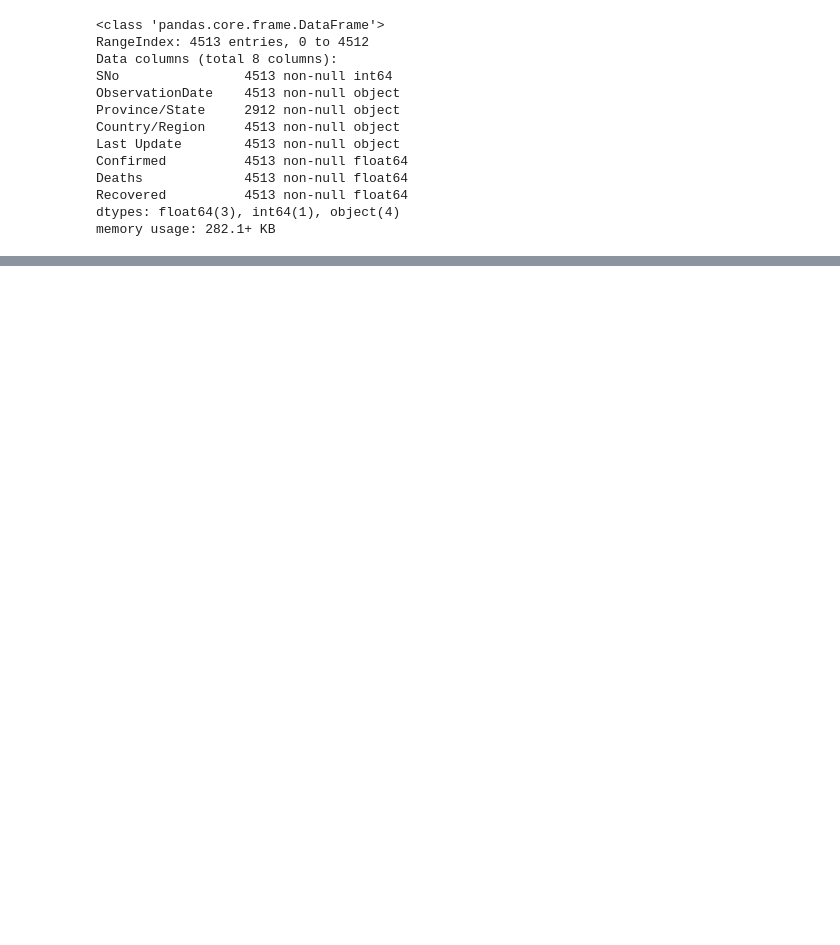
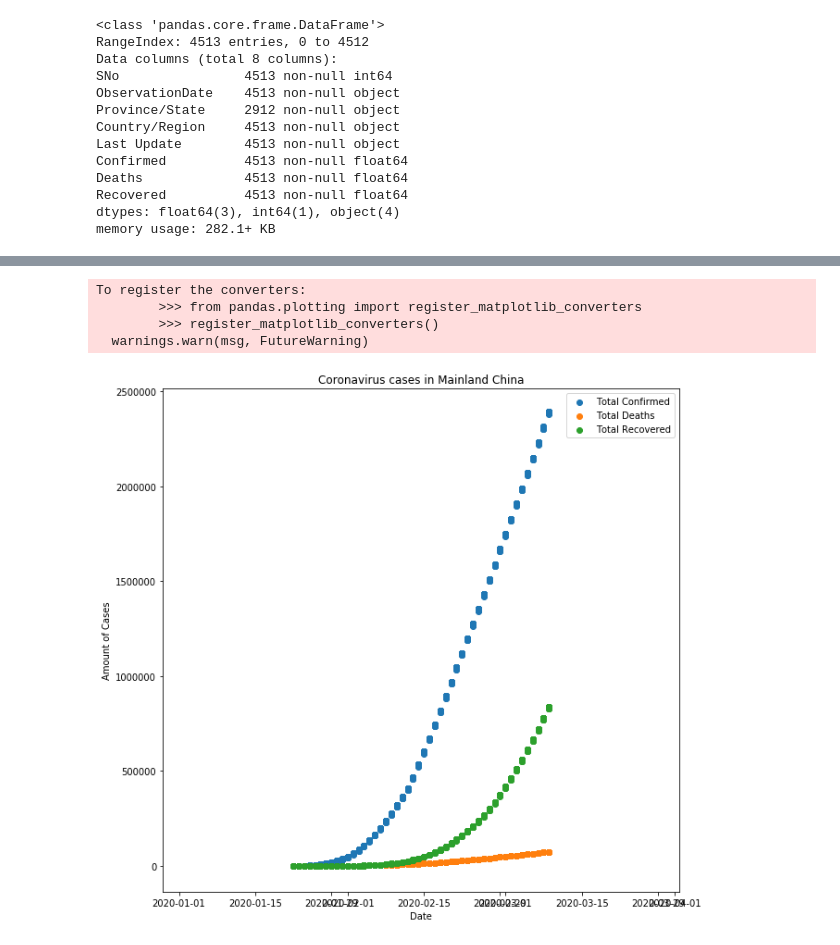
Before and after one commit to bhellner/COVID-19, a Jupyter notebook: Coronavirus_dataanalysis.ipynb, the cells around one changed output, grey strips where cells are left out. Drawn from its saved outputs; the diff is of its cells as text; code cells hidden in the pictures; blank space fills up the shorter version.

```diff
--- a/Coronavirus_dataanalysis.ipynb
+++ b/Coronavirus_dataanalysis.ipynb
@@ -110,3 +120,8 @@ Name: Country/Region, Length: 115, dtype: int64
 # %%
+#incubation period compared to confirmed???
 #want to plot the deaths over time for mainland china and other major countries
-df[df['Country/Region']=='Mainland China']['Deaths'].max()
+df_Mainland_China = df[df['Country/Region']=='Mainland China']
+df_Italy = df[df['Country/Region']=='Italy']
+df_Iran = df[df['Country/Region']=='Iran']
+df_US = df[df['Country/Region']=='US']
+df_Spain = df[df['Country/Region']=='Spain']
@@ -118,0 +175,32 @@ df[df['Country/Region']=='South Korea']['Confirmed'].max()
+# %%
+# China so many cases, need to be on a separate plot or inset plot
+x_c = df_Mainland_China['ObservationDate']
+y_c = df_Mainland_China['Total Confirmed']
+
+x_d = df_Mainland_China['ObservationDate']
+y_d = df_Mainland_China['Total Deaths']
+
+x_r = df_Mainland_China['ObservationDate']
+y_r = df_Mainland_China['Total Recovered']
+
+x_points_c = pd.to_datetime(x_c)
+x_points_d = pd.to_datetime(x_d)
+x_points_r = pd.to_datetime(x_r)
+
+fig, ax = plt.subplots(figsize=(10, 10))
+ax.scatter(x_points_c,y_c)
+ax.scatter(x_points_d,y_d)
+ax.scatter(x_points_r,y_r)
+
+ax.set(xlabel="Date",
+       ylabel="Amount of Cases",
+       title="Coronavirus cases in Mainland China")
+ax.legend(('Total Confirmed','Total Deaths','Total Recovered'))
+
+plt.show()
+# %% [output]
+To register the converters:
+        >>> from pandas.plotting import register_matplotlib_converters
+        >>> register_matplotlib_converters()
+  warnings.warn(msg, FutureWarning)
+[figure, added]
```
Also changed, not shown: parts of 14 cells of this notebook.
